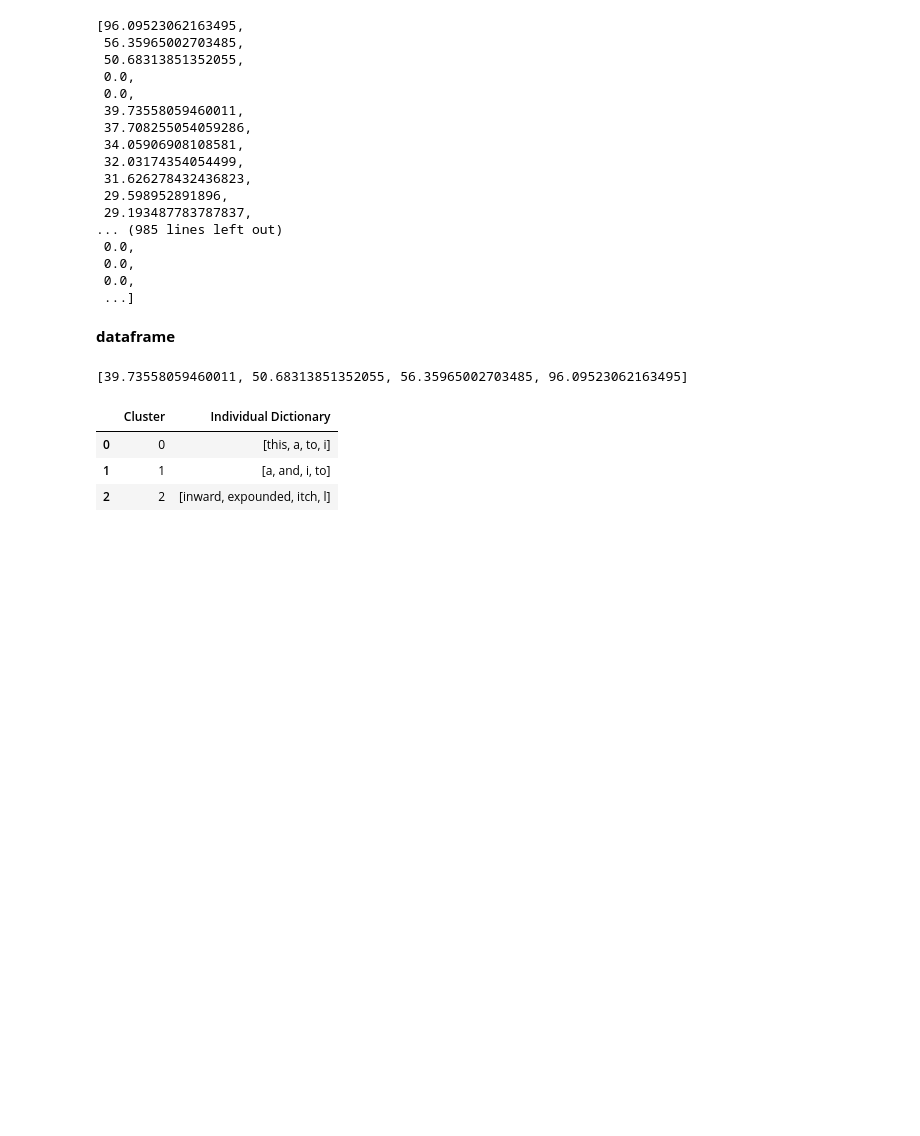
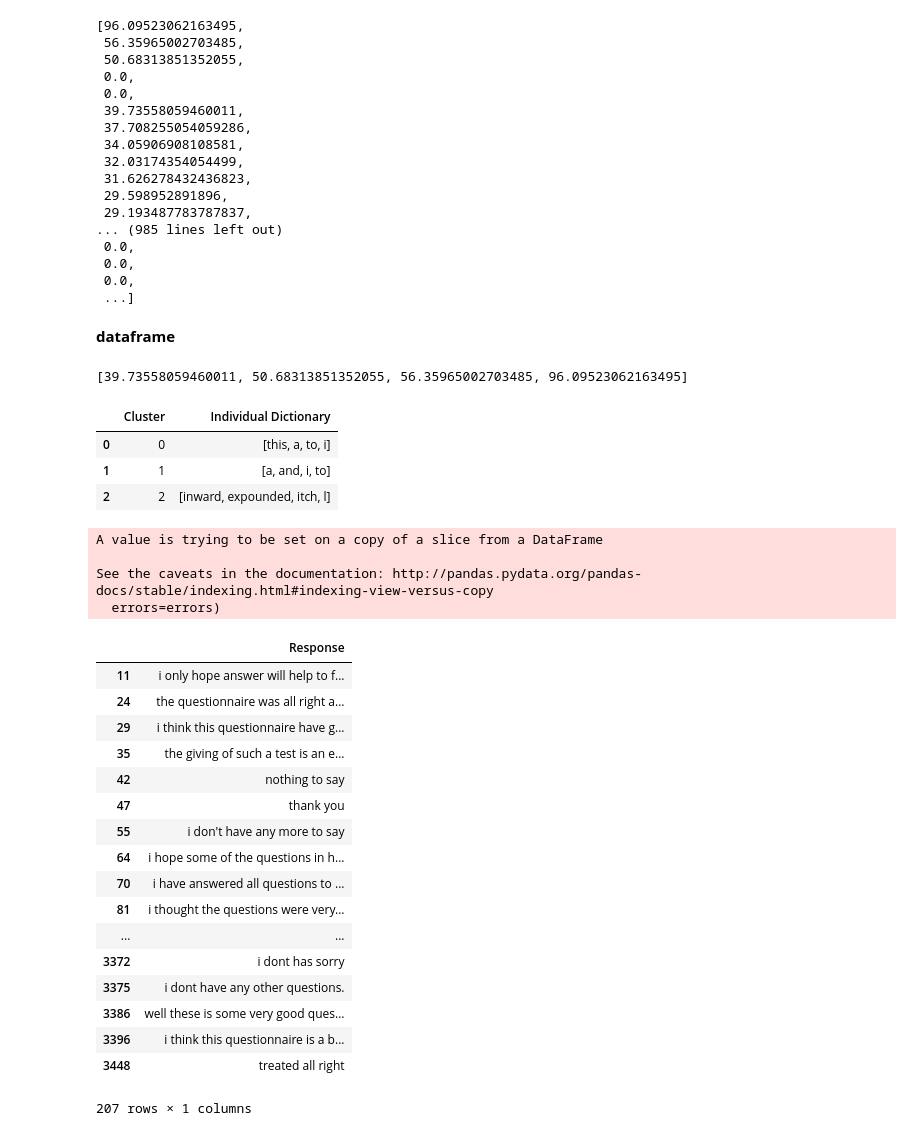
Before and after one commit to amos3vt/ASWW2, a Jupyter notebook: scripts/blackClusters_cleanSurvey.ipynb, the cells around one changed output. Drawn from its saved outputs; the diff is of its cells as text; code cells hidden in the pictures; blank space fills up the shorter version.

```diff
--- a/scripts/blackClusters_cleanSurvey.ipynb
+++ b/scripts/blackClusters_cleanSurvey.ipynb
@@ -388,3 +388,33 @@ dictionary
 | 0 | 0 | [this, a, to, i] |
 | 1 | 1 | [a, and, i, to] |
 | 2 | 2 | [inward, expounded, itch, l] |
+# %%
+is_0 = first['Cluster'] == 0
+cluster_0 = first[is_0]
+
+# Drop unnecessary columns
+cluster_0.drop(columns=['Embedding', 'Cluster','bag'], inplace=True)
+cluster_0
+# %% [output]
+A value is trying to be set on a copy of a slice from a DataFrame
+
+See the caveats in the documentation: http://pandas.pydata.org/pandas-docs/stable/indexing.html#indexing-view-versus-copy
+  errors=errors)
+|  | Response |
+| 11 | i only hope answer will help to f... |
+| 24 | the questionnaire was all right a... |
+| 29 | i think this questionnaire have g... |
+| 35 | the giving of such a test is an e... |
+| 42 | nothing to say |
+| 47 | thank you |
+| 55 | i don't have any more to say |
+| 64 | i hope some of the questions in h... |
+| 70 | i have answered all questions to ... |
+| 81 | i thought the questions were very... |
+| ... | ... |
+| 3372 | i dont has sorry |
+| 3375 | i dont have any other questions. |
+| 3386 | well these is some very good ques... |
+| 3396 | i think this questionnaire is a b... |
+| 3448 | treated all right |
+207 rows × 1 columns
```
Also changed, not shown: parts of 2 cells of this notebook.
